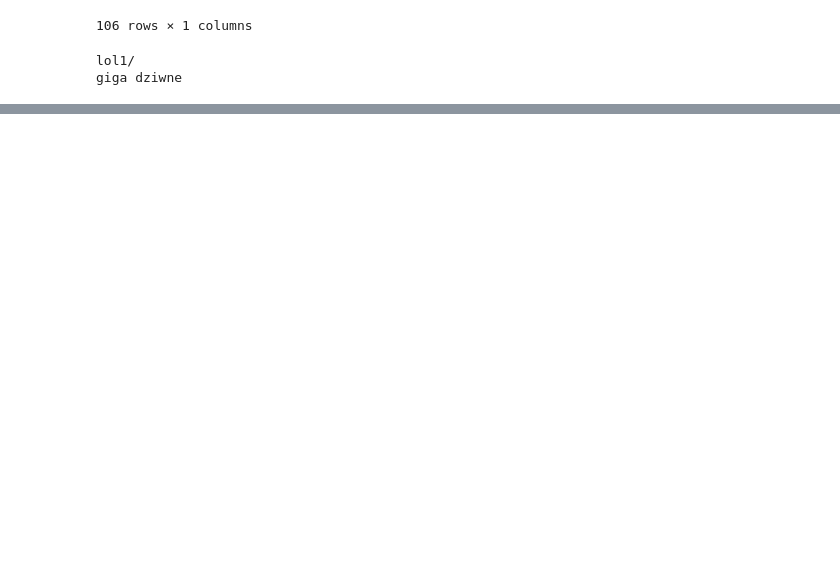
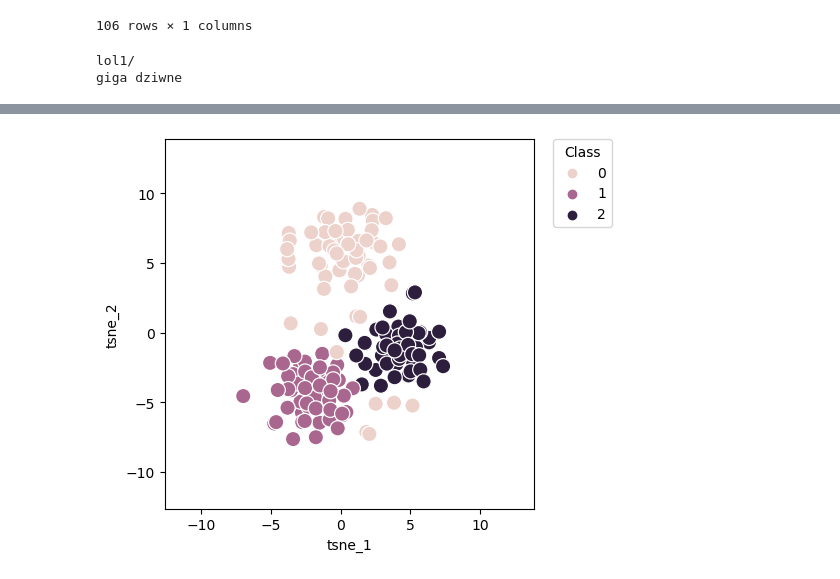
Before and after one commit to jakubpludowski/NAFLD-classifier, a Jupyter notebook: model.ipynb, the cells around one changed output, grey strips where cells are left out. Cells and saved outputs as stored; diff of their text form; code cells hidden in the pictures; blank space fills up the shorter version.

```diff
--- a/model.ipynb
+++ b/model.ipynb
@@ -77,0 +147,7 @@ weighted avg       0.94      0.93      0.93        28
+# %%
+ada_model = AdaBoostClassifier(n_estimators=15)
+ada_model.fit(X_train,y_train)
+preds = ada_model.predict(X_test)
+print(confusion_matrix(y_test,preds))
+print(classification_report(y_test,preds))
+pd.DataFrame(index=X.columns,data=ada_model.feature_importances_,columns=['Feature Importance']).sort_values(by='Feature Importance', ascending=False)
@@ -77,0 +180,7 @@ weighted avg       0.94      0.93      0.93        28
+# %%
+gb_model = GradientBoostingClassifier()
+gb_model.fit(X_train,y_train)
+preds = gb_model.predict(X_test)
+print(confusion_matrix(y_test,preds))
+print(classification_report(y_test,preds))
+pd.DataFrame(index=X.columns,data=gb_model.feature_importances_,columns=['Feature Importance']).sort_values(by='Feature Importance', ascending=False)
@@ -77,0 +213,7 @@ weighted avg       0.94      0.93      0.93        28
+# %%
+nb_model = MultinomialNB()
+nb_model.fit(X_train,y_train)
+preds = nb_model.predict(X_test)
+print(confusion_matrix(y_test,preds))
+print(classification_report(y_test,preds))
+pd.DataFrame(index=X.columns,data=nb_model.feature_importances_,columns=['Feature Importance']).sort_values(by='Feature Importance', ascending=False)
@@ -104,0 +263,22 @@ giga dziwne
+# %%
+
+from sklearn.manifold import TSNE
+y_true = y_test.copy()
+n_components = 2
+tsne = TSNE(n_components)
+tsne_result = tsne.fit_transform(X_train)
+tsne_result.shape
+y_true = np.reshape(y_true, (y_true.shape[0],))
+
+y_tsne = np.reshape(y_train, (y_train.shape[0],))
+tsne_result_df = pd.DataFrame({'tsne_1': tsne_result[:,0], 'tsne_2': tsne_result[:,1], 'label': y_tsne})
+fig, ax = plt.subplots(1)
+sns.scatterplot(x='tsne_1', y='tsne_2', hue='label', data=tsne_result_df, ax=ax,s=120)
+lim = (tsne_result.min()-5, tsne_result.max()+5)
+ax.set_xlim(lim)
+ax.set_ylim(lim)
+ax.set_aspect('equal')
+ax.legend(bbox_to_anchor=(1.05, 1), loc=2, borderaxespad=0.0, title = 'Class')
+plt.show()
+# %% [output]
+[figure, added]
```
Also changed, not shown: parts of 16 cells of this notebook.
